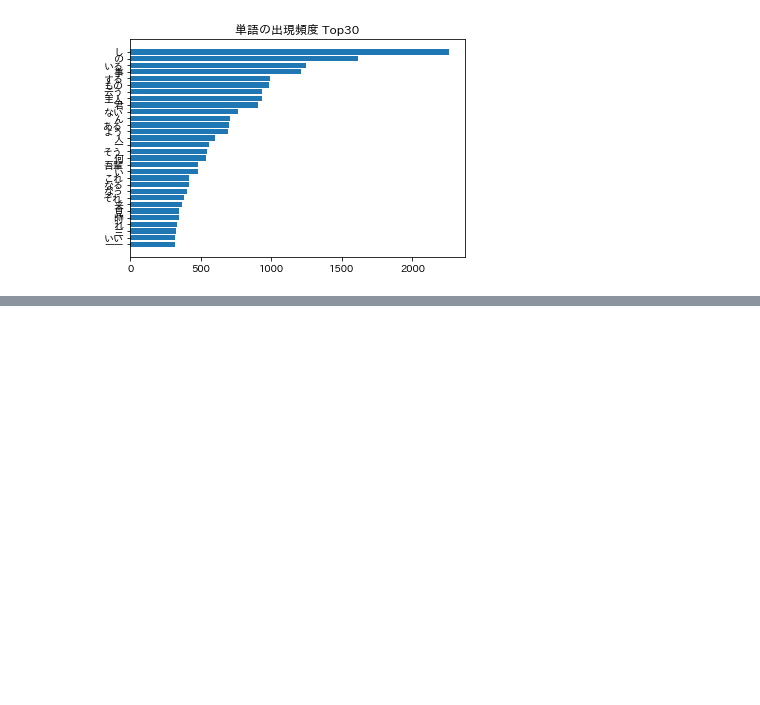
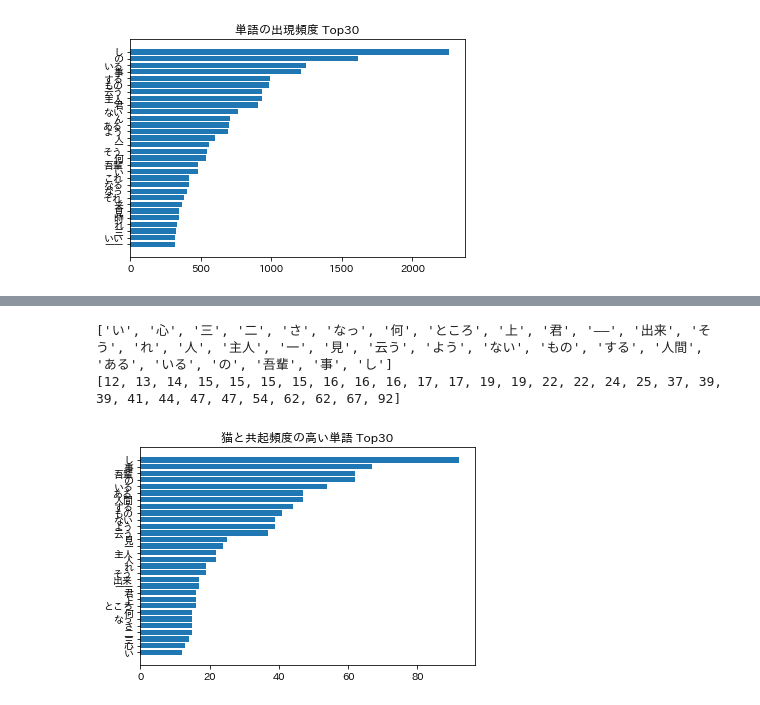
Before and after one commit to ingtk/nlp100, a Jupyter notebook: chapter4/chapter4.ipynb, the cells around one changed output, grey strips where cells are left out. Cells and saved outputs as stored; diff of their text form; code cells hidden in the pictures; blank space fills up the shorter version.

Commit message:
猫と共起頻度の高い単語

```diff
--- a/chapter4/chapter4.ipynb
+++ b/chapter4/chapter4.ipynb
@@ -135,3 +142,28 @@ plt.show()
 ['——', 'いい', '三', 'れ', '時', '見', '来', 'それ', 'なっ', 'なる', 'これ', 'い', '吾輩', '何', 'そう', '一', '人', 'よう', 'ある', 'ん', 'ない', '君', '主人', '云う', 'もの', 'する', '事', 'いる', 'の', 'し']
 [319, 320, 322, 331, 345, 349, 364, 381, 404, 414, 414, 479, 481, 539, 546, 555, 599, 696, 700, 705, 765, 904, 932, 937, 980, 992, 1207, 1249, 1611, 2259]
 [figure]
+# %%
+from janome.tokenizer import Tokenizer
+from collections import Counter
+
+t = Tokenizer()
+
+sentences = surface_sentence_dict['猫']
+word_list = []
+for sentence in sentences:
+    for token in t.tokenize(sentence):
+        if token.surface == '猫':
+            continue
+        pos = token.part_of_speech.split(',')
+        if pos[0] not in ['動詞', '名詞', '形容詞', '副詞']:
+            continue
+        word_list += [token.surface]
+
+
+word_list
+# %%
+from collections import Counter
+
+counter = Counter(word_list)
+most_common = counter.most_common()
+most_common
@@ -137,0 +188,23 @@ plt.show()
+# %%
+import matplotlib.pyplot as plt
+import japanize_matplotlib
+
+n = 30
+
+topN =  most_common[0:n]
+topN.reverse()
+
+x = [v[0] for v in topN]
+y = [v[1] for v in topN]
+print(x)
+print(y)
+
+fig, ax = plt.subplots()
+ax.barh(x, y)
+ax.set_title('猫と共起頻度の高い単語 Top' + str(n))
+
+plt.show()
+# %% [output]
+['い', '心', '三', '二', 'さ', 'なっ', '何', 'ところ', '上', '君', '——', '出来', 'そう', 'れ', '人', '主人', '一', '見', '云う', 'よう', 'ない', 'もの', 'する', '人間', 'ある', 'いる', 'の', '吾輩', '事', 'し']
+[12, 13, 14, 15, 15, 15, 15, 16, 16, 16, 17, 17, 19, 19, 22, 22, 24, 25, 37, 39, 39, 41, 44, 47, 47, 54, 62, 62, 67, 92]
+[figure, added]
```
Also changed, not shown: parts of 2 cells of this notebook.
